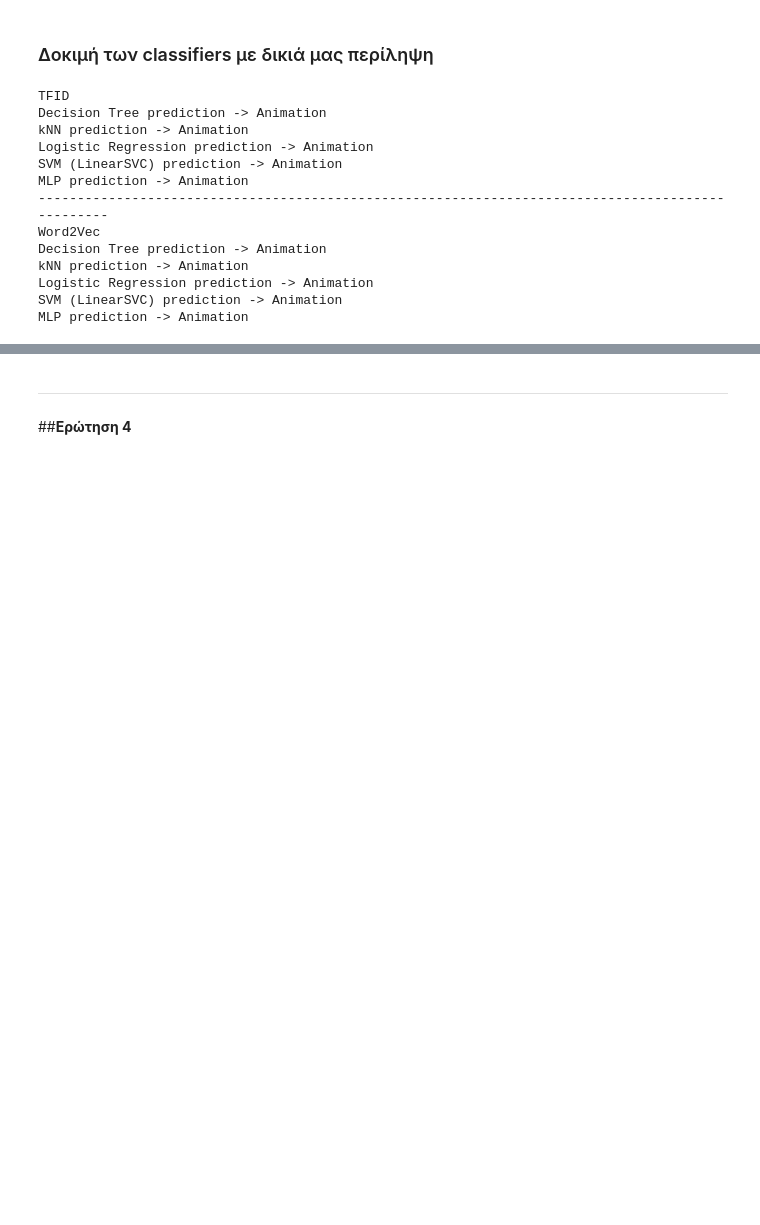
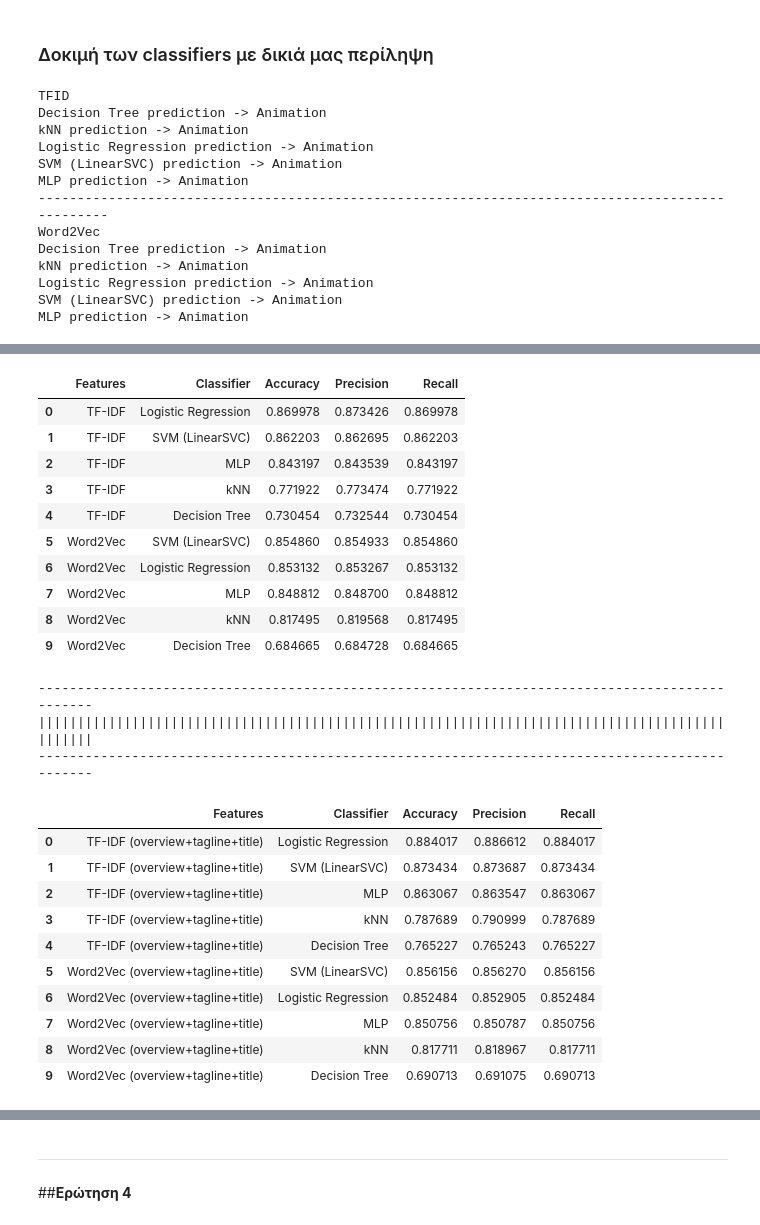
Before and after one commit to BillPapakyriakou/DataMining-Notebooks, a Jupyter notebook: assignment_3.ipynb, the cells around one changed output, grey strips where cells are left out. Cells and saved outputs as stored; diff of their text form; code cells hidden in the pictures; blank space fills up the shorter version.

```diff
--- a/assignment_3.ipynb
+++ b/assignment_3.ipynb
@@ -849,0 +911,26 @@ MLP prediction -> Animation
+# %%
+# για κάθε ταινία υπολογισμός του mean vector όλων των λέξεων της περίληψης
+vector_size = w2v_model.vector_size
+X_w2v_new = np.vstack([mean_vector(txt, w2v_model, vector_size) for txt in X_text_new])
+
+# λίστα με τα αποτελέσματα του Word2Vec
+w2v_new_results = []
+# dictionary για αποθήκευση των confusion matrices για κάθε classifier
+w2v_new_confusions = {}
+
+# κάνουμε 5-fold cross validation ανα classifier
+for name, model in w2v_models.items():
+    accuracy, precision, recall, cm, _ = evaluate_metrics(model, X_w2v_new, y, labels, cv)
+
+    w2v_new_results.append({
+        "Features": "Word2Vec (overview+tagline+title)",
+        "Classifier": name,
+        "Accuracy": accuracy,
+        "Precision": precision,
+        "Recall": recall
+    })
+    w2v_new_confusions[name] = cm
+
+# αποτελέσματα sorted με βάση το accuracy του κάθε classifier
+w2v_new_results_df = pd.DataFrame(w2v_new_results).sort_values(by="Accuracy", ascending=False)
+w2v_new_results_df
@@ -849,0 +944,37 @@ MLP prediction -> Animation
+# %%
+all_new_results_df = pd.concat([tfidf_new_results_df, w2v_new_results_df], ignore_index=True)
+all_new_results_df = all_new_results_df.sort_values(by=["Features", "Accuracy"], ascending=[True, False])
+# %%
+from IPython.display import display
+
+display(all_results_df)
+print("-----------------------------------------------------------------------------------------------")
+print("|||||||||||||||||||||||||||||||||||||||||||||||||||||||||||||||||||||||||||||||||||||||||||||||")
+print("-----------------------------------------------------------------------------------------------")
+display(all_new_results_df)
+# %% [output]
+|  | Features | Classifier | Accuracy | Precision | Recall |
+| 0 | TF-IDF | Logistic Regression | 0.869978 | 0.873426 | 0.869978 |
+| 1 | TF-IDF | SVM (LinearSVC) | 0.862203 | 0.862695 | 0.862203 |
+| 2 | TF-IDF | MLP | 0.843197 | 0.843539 | 0.843197 |
+| 3 | TF-IDF | kNN | 0.771922 | 0.773474 | 0.771922 |
+| 4 | TF-IDF | Decision Tree | 0.730454 | 0.732544 | 0.730454 |
+| 5 | Word2Vec | SVM (LinearSVC) | 0.854860 | 0.854933 | 0.854860 |
+| 6 | Word2Vec | Logistic Regression | 0.853132 | 0.853267 | 0.853132 |
+| 7 | Word2Vec | MLP | 0.848812 | 0.848700 | 0.848812 |
+| 8 | Word2Vec | kNN | 0.817495 | 0.819568 | 0.817495 |
+| 9 | Word2Vec | Decision Tree | 0.684665 | 0.684728 | 0.684665 |
+-----------------------------------------------------------------------------------------------
+|||||||||||||||||||||||||||||||||||||||||||||||||||||||||||||||||||||||||||||||||||||||||||||||
+-----------------------------------------------------------------------------------------------
+|  | Features | Classifier | Accuracy | Precision | Recall |
+| 0 | TF-IDF (overview+tagline+title) | Logistic Regression | 0.884017 | 0.886612 | 0.884017 |
+| 1 | TF-IDF (overview+tagline+title) | SVM (LinearSVC) | 0.873434 | 0.873687 | 0.873434 |
+| 2 | TF-IDF (overview+tagline+title) | MLP | 0.863067 | 0.863547 | 0.863067 |
+| 3 | TF-IDF (overview+tagline+title) | kNN | 0.787689 | 0.790999 | 0.787689 |
+| 4 | TF-IDF (overview+tagline+title) | Decision Tree | 0.765227 | 0.765243 | 0.765227 |
+| 5 | Word2Vec (overview+tagline+title) | SVM (LinearSVC) | 0.856156 | 0.856270 | 0.856156 |
+| 6 | Word2Vec (overview+tagline+title) | Logistic Regression | 0.852484 | 0.852905 | 0.852484 |
+| 7 | Word2Vec (overview+tagline+title) | MLP | 0.850756 | 0.850787 | 0.850756 |
+| 8 | Word2Vec (overview+tagline+title) | kNN | 0.817711 | 0.818967 | 0.817711 |
+| 9 | Word2Vec (overview+tagline+title) | Decision Tree | 0.690713 | 0.691075 | 0.690713 |
```
Also changed, not shown: parts of 8 cells of this notebook.
